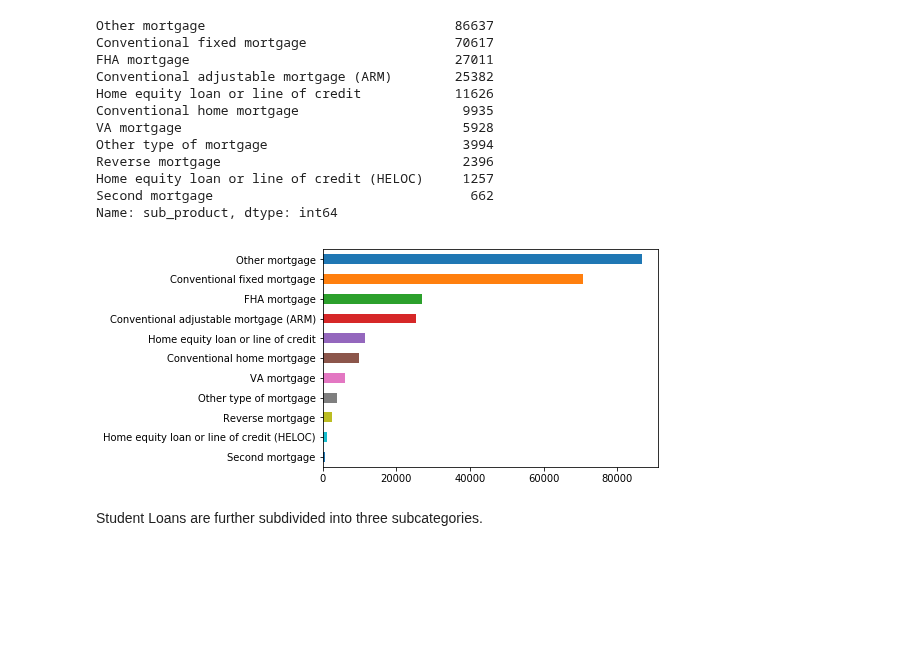
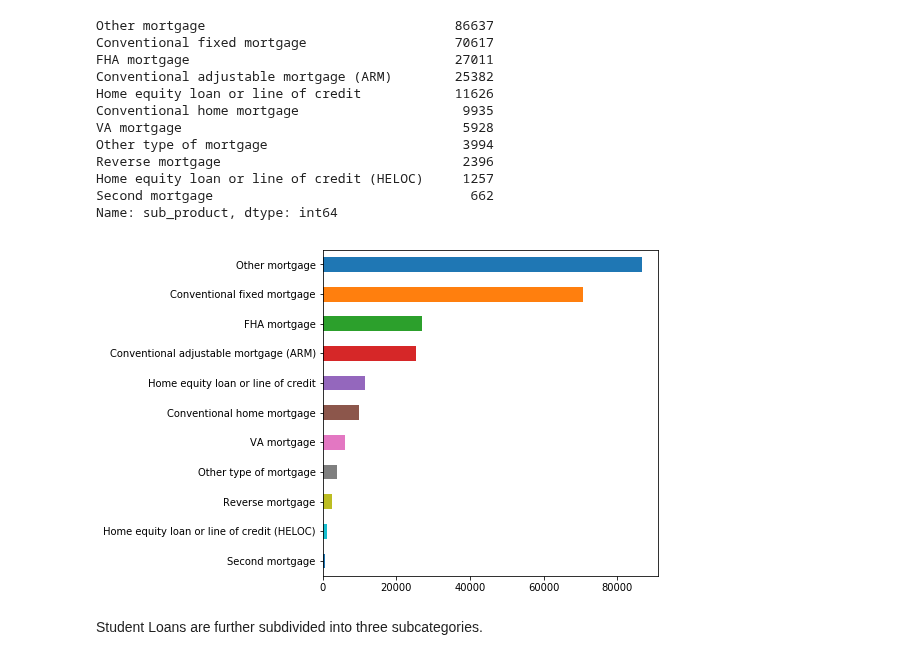
Before and after one commit to Halvinn/cfpb_complaints, a Jupyter notebook: cfpb_complaints.ipynb, the cells around one changed output. Cells and saved outputs as stored; diff of their text form; code cells hidden in the pictures; blank space fills up the shorter version.

```diff
--- a/cfpb_complaints.ipynb
+++ b/cfpb_complaints.ipynb
@@ -181,11 +182,12 @@ Home equity loan or line of credit (HELOC)     1257
 Second mortgage                                 662
 Name: sub_product, dtype: int64
 # %%
+plt.figure(figsize=(6,6))
 mortgages.plot.barh()
 plt.gca().invert_yaxis()
 plt.show()
 # %% [output]
-[figure, old version]
+[figure, new version]
 # %% [markdown]
 Student Loans are further subdivided into three subcategories.
 # %%
```
Also changed, not shown: parts of 9 cells of this notebook.
